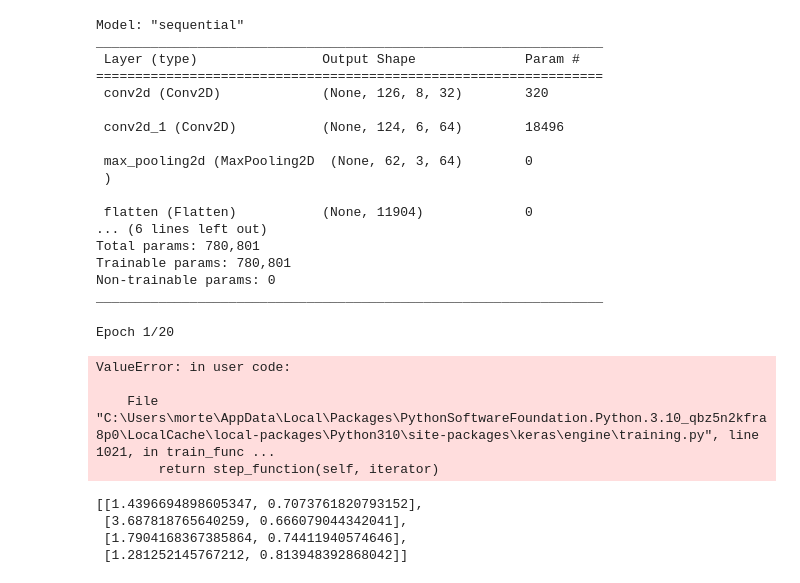
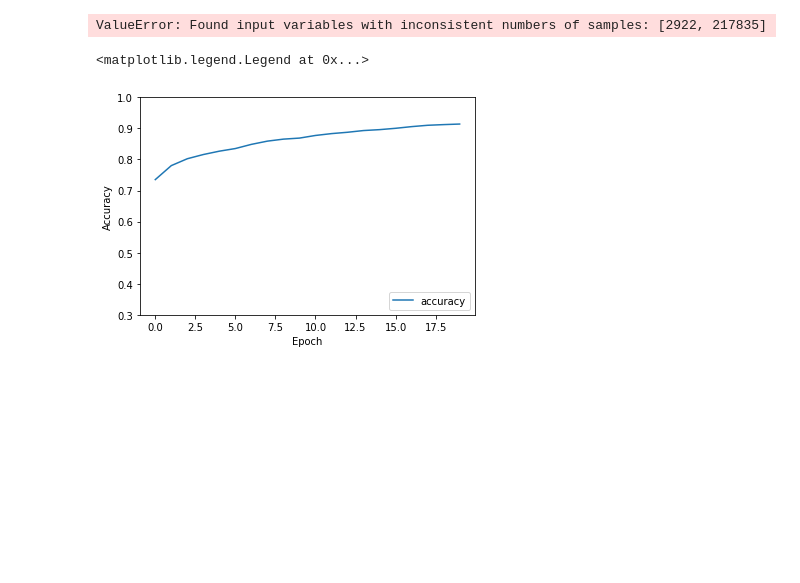
Before and after one commit to Boltiten/Bachelor, a Jupyter notebook: AI/Model_v2_folding.ipynb, the cells around one changed output. Drawn from its saved outputs; the diff is of its cells as text; code cells hidden in the pictures; blank space fills up the shorter version.

```diff
--- a/AI/Model_v2_folding.ipynb
+++ b/AI/Model_v2_folding.ipynb
@@ -14,8 +14,7 @@ ads_segments = np.load('mfcc_y.npy')
 # %%
 def get_model():
     model = models.Sequential()
-    model.add(layers.Conv2D(32, (3, 3), activation='relu', input_shape=(20, 10, 1)))
-    #model.add(layers.MaxPooling2D((2, 2)))
+    model.add(layers.Conv2D(32, (3, 3), activation='relu', input_shape=(128, 10, 1)))
     model.add(layers.Conv2D(64, (3, 3), activation='relu'))
     #model.add(layers.Conv2D(64, (3, 3), activation='relu'))
     model.add(layers.MaxPooling2D((2, 2)))
@@ -30,32 +29,10 @@ def get_model():
               metrics='accuracy')
 
     return model
-# %% [output]
-Model: "sequential"
-_________________________________________________________________
- Layer (type)                Output Shape              Param #
-=================================================================
- conv2d (Conv2D)             (None, 126, 8, 32)        320
-
- conv2d_1 (Conv2D)           (None, 124, 6, 64)        18496
-
- max_pooling2d (MaxPooling2D  (None, 62, 3, 64)        0
- )
-
- flatten (Flatten)           (None, 11904)             0
-... (6 lines left out)
-Total params: 780,801
-Trainable params: 780,801
-Non-trainable params: 0
-_________________________________________________________________
-# %%
-model.compile(loss='binary_crossentropy',
-              optimizer=RMSprop(learning_rate=0.0001),
-              metrics='accuracy')
 # %%
 def get_evaluation(model, X_train, X_test, y_train, y_test):
     history = model.fit(X_train,y_train,epochs=20)
-    return model.evaluate(X_test, y_test)
+    return history, model.evaluate(X_test, y_test)
 # %%
 history_arr = []
 
@@ -66,20 +43,22 @@ for train_index, test_index in kfold.split(np.array(podcasts_segments), np.array
     X_train = X_train.reshape(X_train.shape[0], X_train.shape[1], X_train.shape[2],1)
     X_test = X_test.reshape(X_test.shape[0], X_test.shape[1], X_test.shape[2],1)
 
-    history_arr.append(get_evaluation(get_model(),X_train,X_test,y_train,y_test))
+    history, training = get_evaluation(get_model(),X_train,X_test,y_train,y_test)
+
+    history_arr.append(training)
 # %% [output]
-Epoch 1/20
+ValueError: Found input variables with inconsistent numbers of samples: [2922, 217835]
-ValueError: in user code:
-
-    File "C:\Users\morte\AppData\Local\Packages\PythonSoftwareFoundation.Python.3.10_qbz5n2kfra8p0\LocalCache\local-packages\Python310\site-packages\keras\engine\training.py", line 1021, in train_func ...
-        return step_function(self, iterator)
-# %%
-history_arr
-# %% [output]
-[[1.4396694898605347, 0.7073761820793152],
- [3.687818765640259, 0.666079044342041],
- [1.7904168367385864, 0.74411940574646],
- [1.281252145767212, 0.813948392868042]]
+# %%
+history_arr
+
+plt.plot(history.history['accuracy'], label='accuracy')
+plt.xlabel('Epoch')
+plt.ylabel('Accuracy')
+plt.ylim([0.3, 1])
+plt.legend(loc='lower right')
+# %% [output]
+<matplotlib.legend.Legend at 0x...>
+[figure, added]
 # %%
 plt.plot(history.history['accuracy'], label='accuracy')
 plt.plot(history.history['val_accuracy'], label = 'val_accuracy')
```
Also changed, not shown: parts of 3 cells of this notebook.
